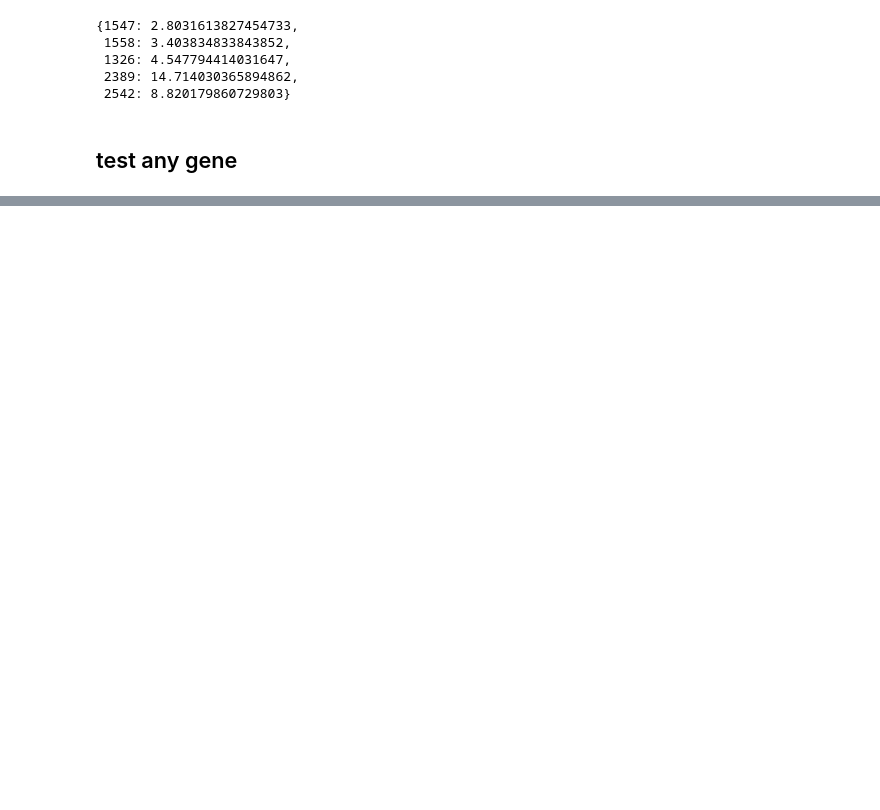
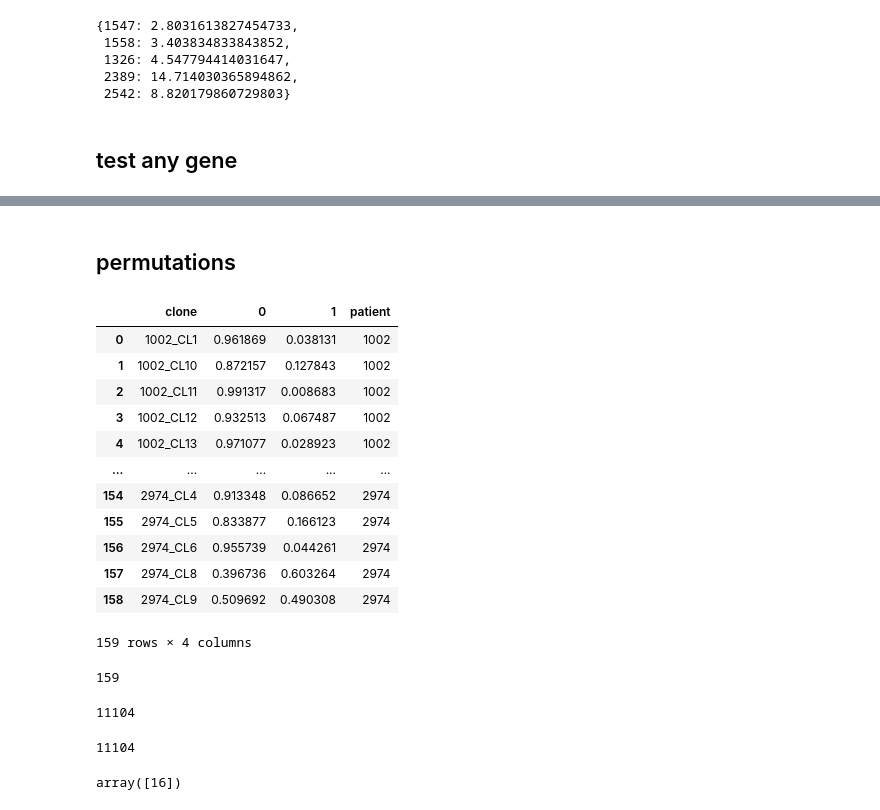
Before and after one commit to getzlab/Rapid_Autopsy_Convergent_Evolution, a Jupyter notebook: Figure2/MutSigConv_Test.ipynb, the cells around one changed output, grey strips where cells are left out. Drawn from its saved outputs; the diff is of its cells as text; code cells hidden in the pictures; blank space fills up the shorter version.

```diff
--- a/Figure2/MutSigConv_Test.ipynb
+++ b/Figure2/MutSigConv_Test.ipynb
@@ -581,0 +516,2 @@ esr1_Pm
+# %% [markdown]
+## permutations
@@ -581,0 +538,25 @@ esr1_Pm
+# %%
+clone_order= list(np.sort(coding_maf["Tumor_Sample_Barcode"]))
+# %%
+order_map = {val:i for i,val in enumerate(clone_order)}
+kmt2c_Pm['clones_sort']=kmt2c_Pm ['clone'].map(order_map)
+kmt2c_Pm = kmt2c_Pm.sort_values(by='clones_sort')
+kmt2c_Pm = kmt2c_Pm.drop('clones_sort',axis=1)
+kmt2c_Pm.reset_index(inplace=True)
+kmt2c_Pm = kmt2c_Pm.drop('index',axis=1)
+# %%
+kmt2c_Pm
+# %% [output]
+|  | clone | 0 | 1 | patient |
+| 0 | 1002_CL1 | 0.961869 | 0.038131 | 1002 |
+| 1 | 1002_CL10 | 0.872157 | 0.127843 | 1002 |
+| 2 | 1002_CL11 | 0.991317 | 0.008683 | 1002 |
+| 3 | 1002_CL12 | 0.932513 | 0.067487 | 1002 |
+| 4 | 1002_CL13 | 0.971077 | 0.028923 | 1002 |
+| ... | ... | ... | ... | ... |
+| 154 | 2974_CL4 | 0.913348 | 0.086652 | 2974 |
+| 155 | 2974_CL5 | 0.833877 | 0.166123 | 2974 |
+| 156 | 2974_CL6 | 0.955739 | 0.044261 | 2974 |
+| 157 | 2974_CL8 | 0.396736 | 0.603264 | 2974 |
+| 158 | 2974_CL9 | 0.509692 | 0.490308 | 2974 |
+159 rows × 4 columns
@@ -581,0 +585,17 @@ esr1_Pm
+# %%
+len(c_ui)
+# %% [output]
+159
+# %%
+len(g_idx)
+# %% [output]
+11104
+# %%
+len(c_idx)
+# %% [output]
+11104
+# %%
+total_num_mutations_in_gene = num_total_mutations[subset_idx_mat]
+total_num_mutations_in_gene
+# %% [output]
+array([16])
```
Also changed, not shown: parts of 61 cells of this notebook.
